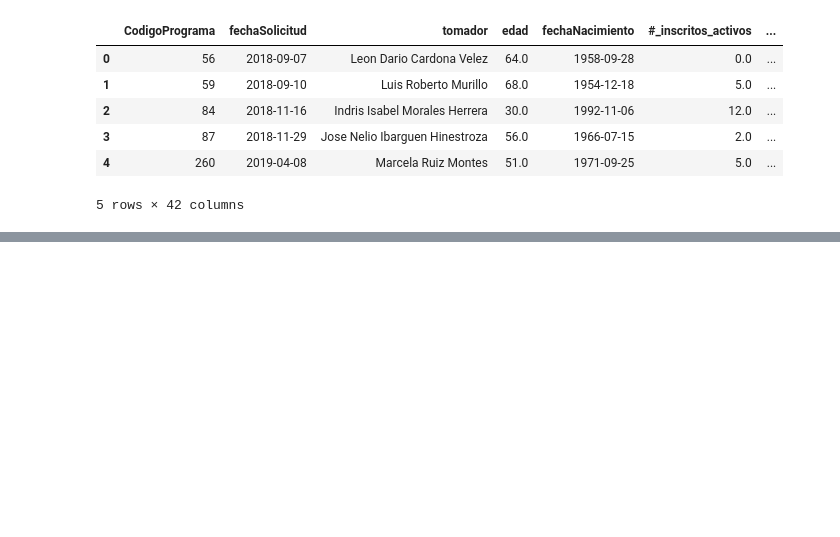
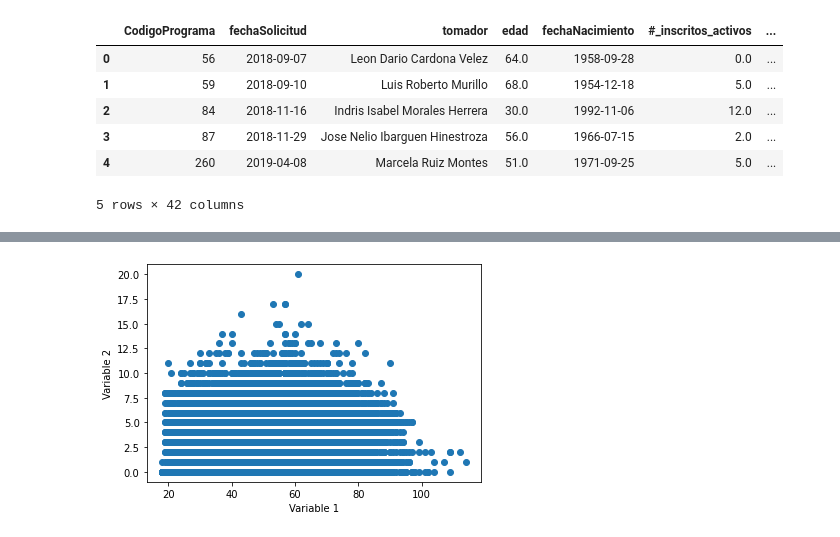
Before and after one commit to cfccfelipe/desercion, a Jupyter notebook: pipeline/union_data.ipynb, the cells around one changed output, grey strips where cells are left out. Cells and saved outputs as stored; diff of their text form; code cells hidden in the pictures; blank space fills up the shorter version.

```diff
--- a/pipeline/union_data.ipynb
+++ b/pipeline/union_data.ipynb
@@ -457,0 +605,8 @@ data.to_csv("../data/outputs/principal_v0.3.csv", index=False)
+# %%
+# Reemplaza 'variable1' y 'variable2' con los nombres de tus columnas
+plt.scatter(data1['edad'], data1['#_inscritos_activos'])
+plt.xlabel('Variable 1')
+plt.ylabel('Variable 2')
+plt.show()
+# %% [output]
+[figure, added]
```
Also changed, not shown: parts of 18 cells of this notebook, 4 other files.
